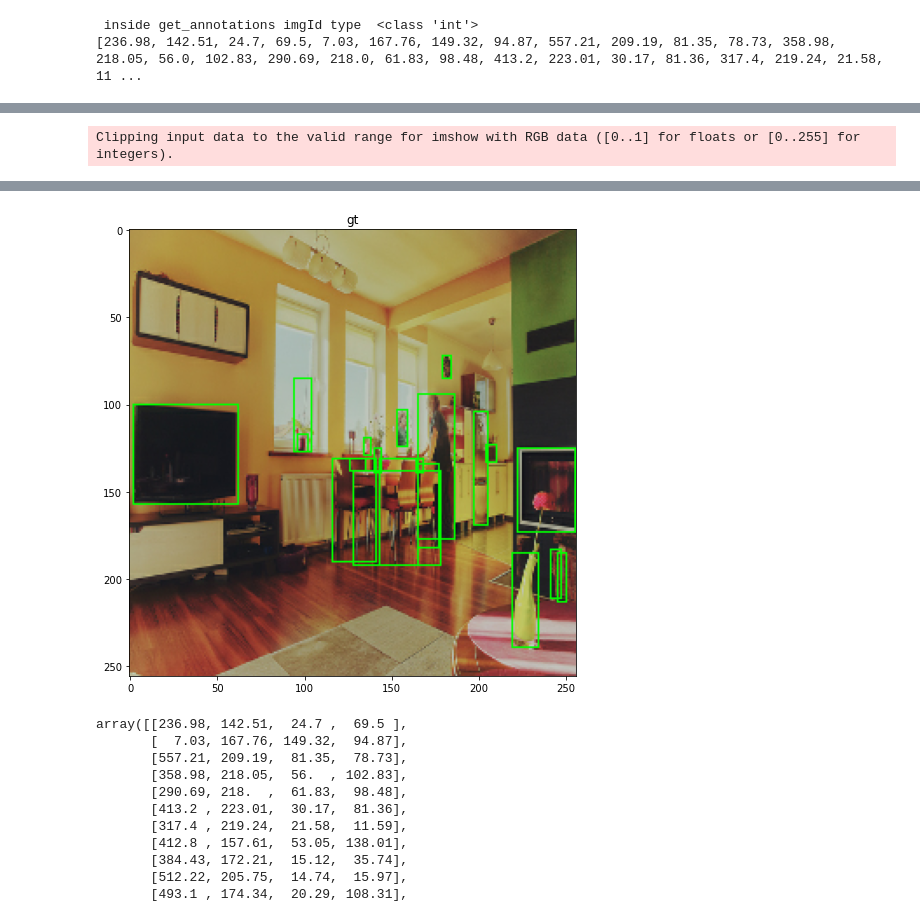
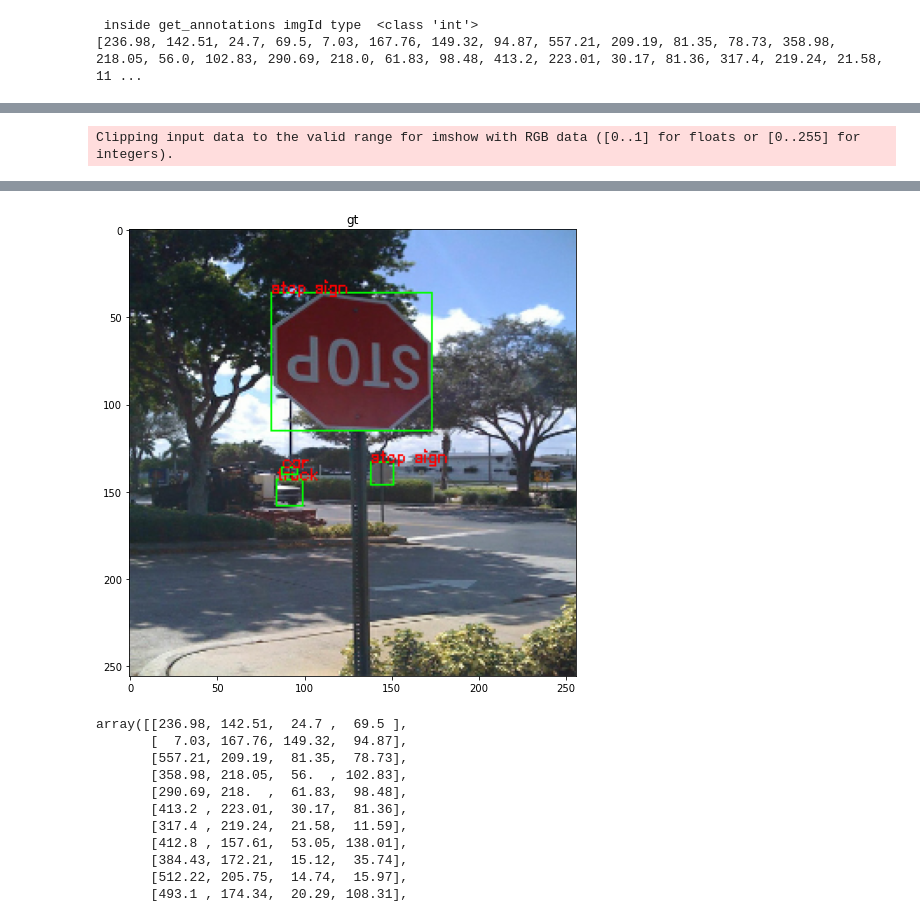
Before and after one commit to AdityaKurude/Object_Detection, a Jupyter notebook: tf_dataset_after_loading_and_resizing.ipynb, the cells around one changed output, grey strips where cells are left out. Drawn from its saved outputs; the diff is of its cells as text; code cells hidden in the pictures.

Commit message:
cat id retrival and visualization

```diff
--- a/tf_dataset_after_loading_and_resizing.ipynb
+++ b/tf_dataset_after_loading_and_resizing.ipynb
@@ -117,3 +117,21 @@ print(bboxes)
 # %% [output]
  inside get_annotations imgId type  <class 'int'>
 [236.98, 142.51, 24.7, 69.5, 7.03, 167.76, 149.32, 94.87, 557.21, 209.19, 81.35, 78.73, 358.98, 218.05, 56.0, 102.83, 290.69, 218.0, 61.83, 98.48, 413.2, 223.01, 30.17, 81.36, 317.4, 219.24, 21.58, 11 ...
+# %%
+cats = coco.loadCats(coco.getCatIds())
+print("Number of categories: {}".format(len(cats)))
+cat_names=[cat['name'] for cat in cats]
+print('\nCOCO categories: \n{}\n'.format(' '.join(cat_names)))
+
+
+
+
+org_cat_ids = np.array(coco.getCatIds())
+print(org_cat_ids)
+org_cats = coco.loadCats(org_cat_ids)
+print(org_cats)
+
+cat_id=13
+result = np.where(org_cat_ids == cat_id)
+print("cat location", result[0][0])
+print(" cat id nad name ",  cat_id, cat_names[result[0][0]])
@@ -127,6 +158,21 @@ def get_image_id(file_path):
     l = l.split(".")[0]
     return l
 
+
+def normalize_boxes(bboxes, coco_img_height,  coco_img_width):
+# Convert Boxes from xmin, ymin, width, height format to x0,y0,x1,y1 format
+
+    bboxes[:, 2]=bboxes[:, 0]+bboxes[:, 2]
+    bboxes[:, 3]=bboxes[:, 1]+bboxes[:, 3]
+
+
+    bboxes[:, 0]/=coco_img_width
+    bboxes[:, 2]/=coco_img_width
+
+    bboxes[:, 1]/=coco_img_height
+    bboxes[:, 3]/=coco_img_height
+    return bboxes
+
 def load_image_and_label(path):
     image = load_and_preprocess_image(path)
     img_id = get_image_id(path)
@@ -134,28 +180,18 @@ def load_image_and_label(path):
 
     objects,catIds,segmentation_lengths,segmentations,bboxes,iscrowd,area,annotation_ids = get_annotations(int(img_id))
 
-    coco_img = coco.loadImgs(139)[0]
+    coco_img = coco.loadImgs(int(img_id))[0]
     print("img height and width = ", coco_img['height'], coco_img['width'])
-#     print("bboxes == ", bboxes)
     bboxes = np.asarray(bboxes)
     bboxes = bboxes.reshape((-1, 4))
-    print("bboxes == ", bboxes)
 
     # Convert Boxes from xmin, ymin, width, height format to x0,y0,x1,y1 format
-    bboxes[:, 2]=bboxes[:, 0]+bboxes[:, 2]
-    bboxes[:, 3]=bboxes[:, 1]+bboxes[:, 3]
+    bboxes = normalize_boxes(bboxes, coco_img['height'], coco_img['width'])
+
+    return image, bboxes, catIds
 
 
-    bboxes[:, 0]/=coco_img['width']
-    bboxes[:, 2]/=coco_img['width']
-
-    bboxes[:, 1]/=coco_img['height']
-    bboxes[:, 3]/=coco_img['height']
-
-    return image, bboxes
-
-
-def draw_boxes(img, bboxes):
+def draw_boxes(img, bboxes, catIds):
     #De-normalize boxes
     img_height, img_width = 256, 256
     bboxes[:, 0]*=img_width
@@ -164,20 +200,39 @@ def draw_boxes(img, bboxes):
     bboxes[:, 1]*=img_height
     bboxes[:, 3]*=img_height
 
-    for box in bboxes:
+    # font
+    font = cv2.FONT_HERSHEY_SIMPLEX
+    # fontScale
+    fontScale = 0.3
+    # Blue color in BGR
+    color = (255, 0, 0)
+
+    # Line thickness of 2 px
+    thickness = 1
+    for box, catId in zip(bboxes, catIds):
         cv2.rectangle(img, (int(box[0]), int(box[1])), (int(box[2]), int(box[3])), (0,255,0), 1)
+
+        # Write title
+        # org
+        org = (int(box[0]), int(box[1]))
+
+        result = np.where(org_cat_ids == catId)
+        cat_name = cat_names[result[0][0]]
+        # Using cv2.putText() method
+        image = cv2.putText(img, cat_name, org, font,
+                           fontScale, color, thickness, cv2.LINE_AA)
     return img
 
 import matplotlib.pyplot as plt
 
-image_path = all_image_paths[0]
-img_path = all_image_paths[0]
+image_path = all_image_paths[3]
+img_path = all_image_paths[3]
 
-img, bboxes = load_image_and_label(img_path)
+img, bboxes, catIds = load_image_and_label(img_path)
 
 
 
-img = draw_boxes(img.numpy(), bboxes)
+img = draw_boxes(img.numpy(), bboxes, catIds)
 
 
 print("type of image = ", type(img))
@@ -208,5 +250,5 @@ bboxes ==  [[236.98 142.51  24.7   69.5 ]
 type of image =  <class 'numpy.ndarray'>
-[figure, old version]
+[figure, new version]
 # %%
 bboxes = [236.98, 142.51, 24.7, 69.5, 7.03, 167.76, 149.32, 94.87, 557.21, 209.19, 81.35, 78.73, 358.98, 218.05, 56.0, 102.83, 290.69, 218.0, 61.83, 98.48, 413.2, 223.01, 30.17, 81.36, 317.4, 219.24, 21.58, 11.59, 412.8, 157.61, 53.05, 138.01, 384.43, 172.21, 15.12, 35.74, 512.22, 205.75, 14.74, 15.97, 493.1, 174.34, 20.29, 108.31, 604.77, 305.89, 14.34, 45.71, 613.24, 308.24, 12.88, 46.44, 447.77, 121.12, 13.97, 21.88, 549.06, 309.43, 36.68, 89.67, 350.76, 208.84, 11.37, 22.55, 412.25, 219.02, 9.63, 12.52, 241.24, 194.99, 14.22, 17.63, 336.79, 199.5, 9.73, 16.73, 321.21, 231.22, 125.56, 88.93]
 bboxes = np.asarray(bboxes)
```
Also changed, not shown: parts of 2 cells of this notebook.
